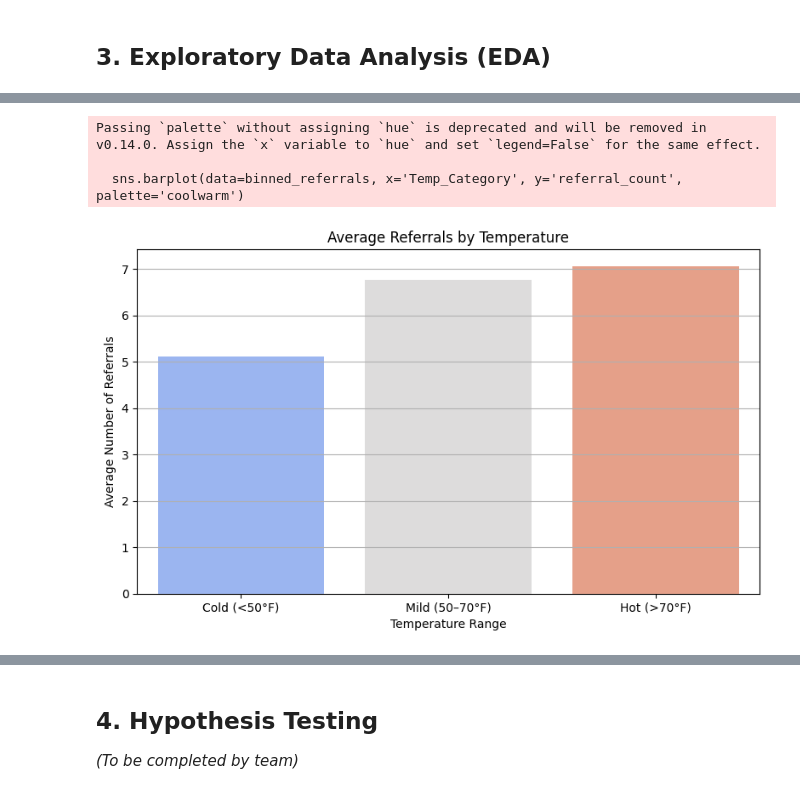
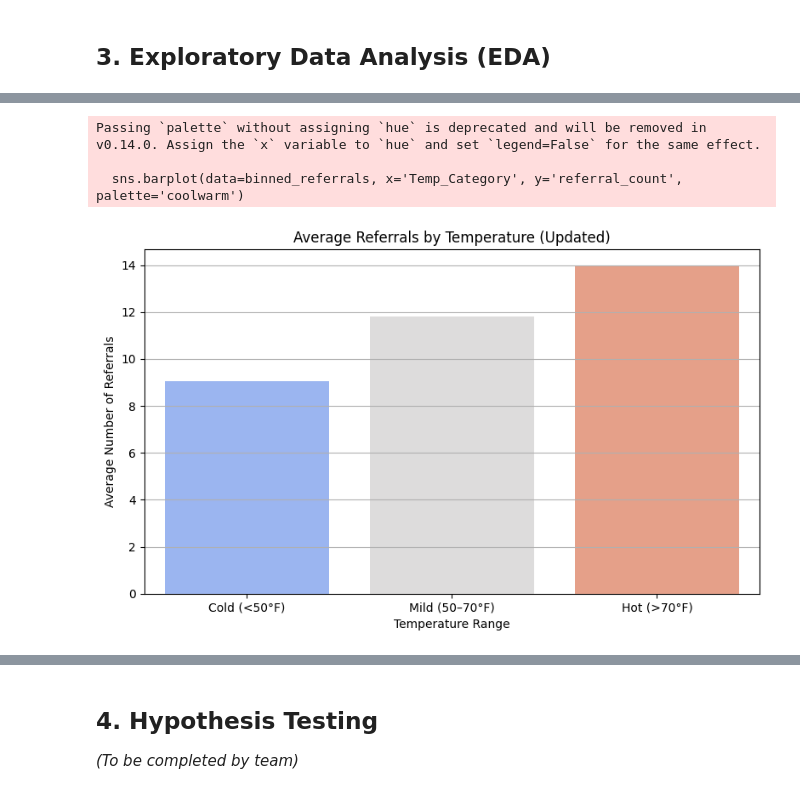
Before and after one commit to TDRobertson/student-referral-predictor, a Jupyter notebook: Behavioral_Disruptions_EDA.ipynb, the cells around one changed output, grey strips where cells are left out. Cells and saved outputs as stored; diff of their text form; code cells hidden in the pictures.

```diff
--- a/Behavioral_Disruptions_EDA.ipynb
+++ b/Behavioral_Disruptions_EDA.ipynb
@@ -97,12 +98,19 @@ Disciplinary Referral Updated Dataset:
 ## 3. Exploratory Data Analysis (EDA)
 # %%
 
-bus_conduct['Date of Incident'] = pd.to_datetime(bus_conduct['Date of Incident'])
-disciplinary_referral['Date of Incident'] = pd.to_datetime(disciplinary_referral['Date of Incident'])
+# Combine and parse dates
+disciplinary_referral_all = pd.concat([disciplinary_referral, disciplinary_referral_updated], ignore_index=True).drop_duplicates()
+bus_conduct_all = pd.concat([bus_conduct, bus_conduct_updated], ignore_index=True).drop_duplicates()
 
-print("Missing values in Bus Conduct Dataa:")
-print(bus_conduct.isnull().sum())
+disciplinary_referral_all['Date of Incident'] = pd.to_datetime(disciplinary_referral_all['Date of Incident'], errors='coerce')
+bus_conduct_all['Date of Incident'] = pd.to_datetime(bus_conduct_all['Date of Incident'], errors='coerce')
 
-print("\nMissing values in Disciplinary Referral Data:")
-print(disciplinary_referral.isnull().sum())
+disciplinary_referral_all.to_csv("combined_disciplinary_referrals.csv", index=False)
+bus_conduct_all.to_csv("combined_bus_conduct.csv", index=False)
+
+print("Missing values in Combined Bus Conduct Data:")
+print(bus_conduct_all.isnull().sum())
+
+print("\nMissing values in Combined Disciplinary Referral Data:")
+print(disciplinary_referral_all.isnull().sum())
 # %% [output]
@@ -125,12 +133,11 @@ dr.studentminors
 dtype: int64
 # %%
 
-disciplinary_referral['Month'] = disciplinary_referral['Date of Incident'].dt.month
-monthly_referrals = disciplinary_referral.groupby('Month').size()
-
-plt.figure(figsize=(10,5))
+disciplinary_referral_all['Month'] = disciplinary_referral_all['Date of Incident'].dt.month
+monthly_referrals = disciplinary_referral_all.groupby('Month').size()
+plt.figure(figsize=(10, 5))
 sns.barplot(x=monthly_referrals.index, y=monthly_referrals.values)
-plt.title('Monthly Disciplinary Referrals')
+plt.title('Monthly Disciplinary Referrals (Updated Dataset)')
 plt.xlabel('Month')
 plt.ylabel('Number of Referrals')
 plt.show()
@@ -193,35 +195,22 @@ plt.show()
 # %%
-weather_df = pd.read_csv("weather.csv")
-
-# convert date columns to datetime
 weather_df['datetime'] = pd.to_datetime(weather_df['datetime'], errors='coerce')
-disciplinary_referral['Date of Incident'] = pd.to_datetime(disciplinary_referral['Date of Incident'], errors='coerce')
-
-# count number of referrals per day
-referrals_per_day = disciplinary_referral.groupby('Date of Incident').size().reset_index(name='referral_count')
-
-# merge on date
+referrals_per_day = disciplinary_referral_all.groupby('Date of Incident').size().reset_index(name='referral_count')
 merged_df = pd.merge(referrals_per_day, weather_df, how='inner', left_on='Date of Incident', right_on='datetime')
 merged_df.drop(columns=['datetime'], inplace=True)
-
-# bin temp into categories
 bins = [0, 50, 70, 100]
 labels = ['Cold (<50°F)', 'Mild (50–70°F)', 'Hot (>70°F)']
 merged_df['Temp_Category'] = pd.cut(merged_df['temp'], bins=bins, labels=labels)
-
-# group by temperature bin and calculate average referrals
 binned_referrals = merged_df.groupby('Temp_Category')['referral_count'].mean().reset_index()
-
 plt.figure(figsize=(8, 5))
 sns.barplot(data=binned_referrals, x='Temp_Category', y='referral_count', palette='coolwarm')
-plt.title('Average Referrals by Temperature')
+plt.title('Average Referrals by Temperature (Updated)')
 plt.ylabel('Average Number of Referrals')
 plt.xlabel('Temperature Range')
 plt.grid(True, axis='y')
 plt.tight_layout()
 plt.show()
 # %% [output]
 Passing `palette` without assigning `hue` is deprecated and will be removed in v0.14.0. Assign the `x` variable to `hue` and set `legend=False` for the same effect.
 
   sns.barplot(data=binned_referrals, x='Temp_Category', y='referral_count', palette='coolwarm')
-[figure, old version]
+[figure, new version]
```
Also changed, not shown: parts of 18 cells of this notebook, 2 other files.
